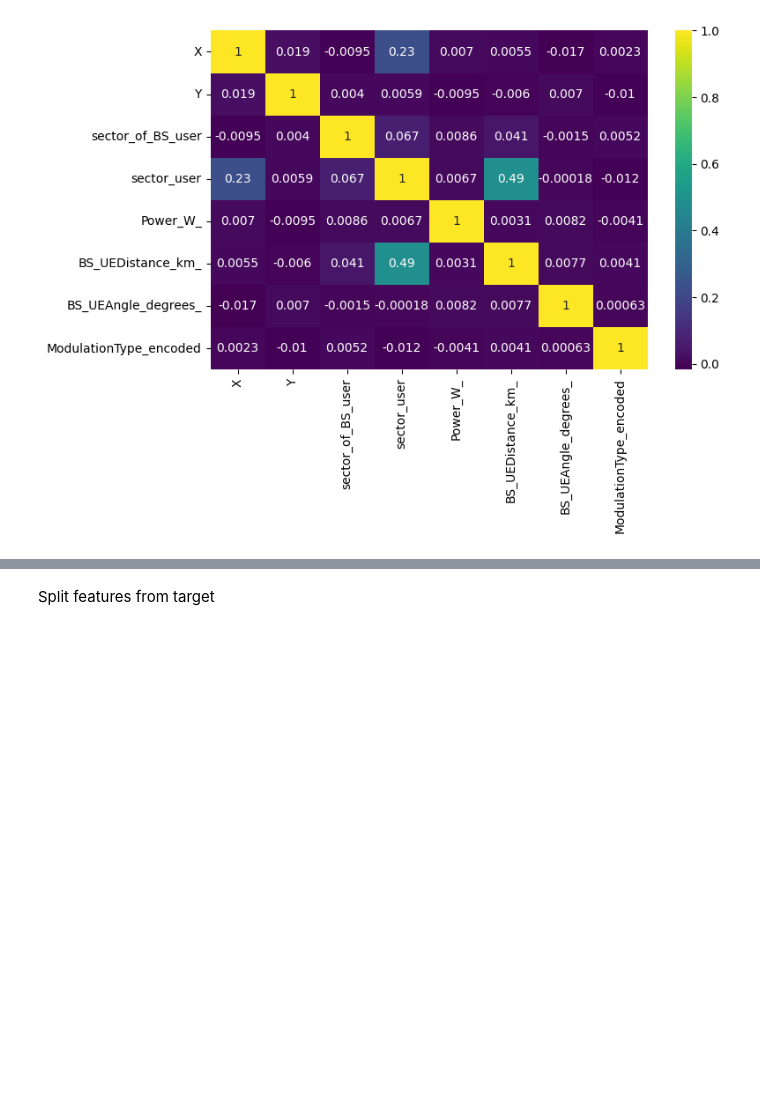
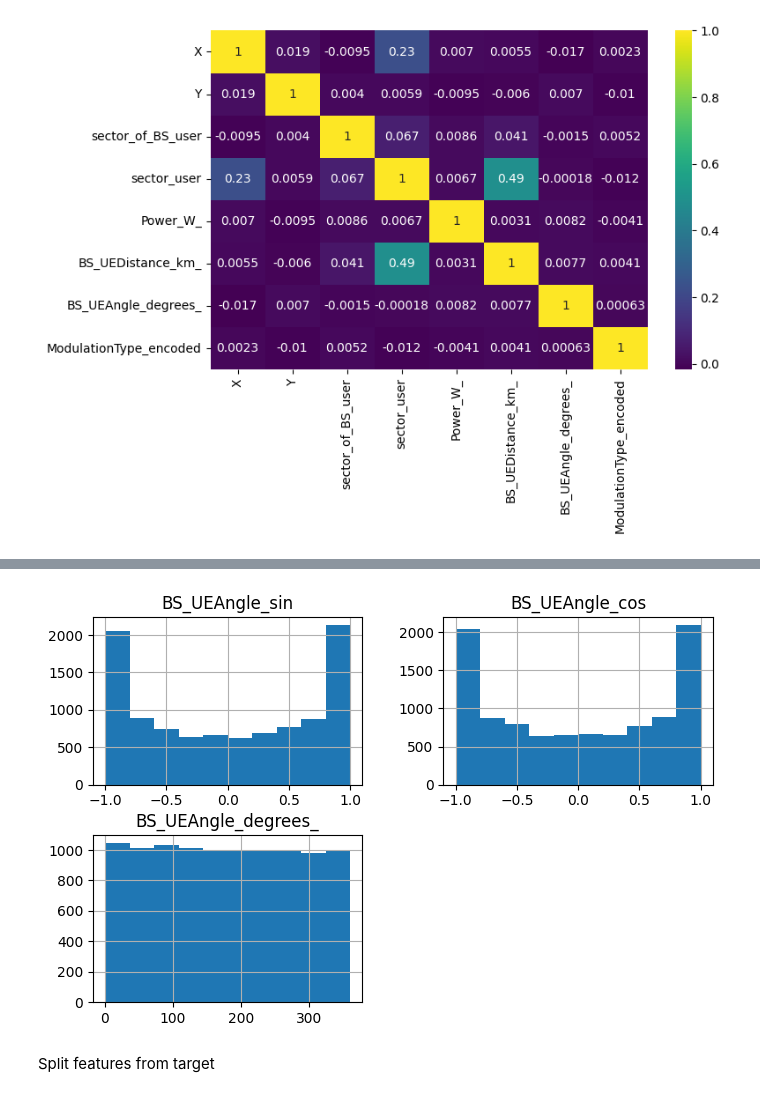
Before and after one commit to alexisfilippakopoulos/MIMO-5G-Network-Throughput-Prediction, a Jupyter notebook: sol.ipynb, the cells around one changed output, grey strips where cells are left out. Drawn from its saved outputs; the diff is of its cells as text; code cells hidden in the pictures; blank space fills up the shorter version.

```diff
--- a/sol.ipynb
+++ b/sol.ipynb
@@ -168,3 +216,9 @@ _ = sns.heatmap(df.drop(columns=["Throughput_Mbps_"]).corr(), annot=True, cmap="
+# %%
+df['BS_UEAngle_sin'] = np.sin(np.radians(df['BS_UEAngle_degrees_']))
+df['BS_UEAngle_cos'] = np.cos(np.radians(df['BS_UEAngle_degrees_']))
+_ = df[["BS_UEAngle_sin", "BS_UEAngle_cos", "BS_UEAngle_degrees_"]].hist(figsize=(8, 5))
+# %% [output]
+[figure, added]
 # %% [markdown]
 Split features from target
 # %%
```
Also changed, not shown: parts of 42 cells of this notebook.
